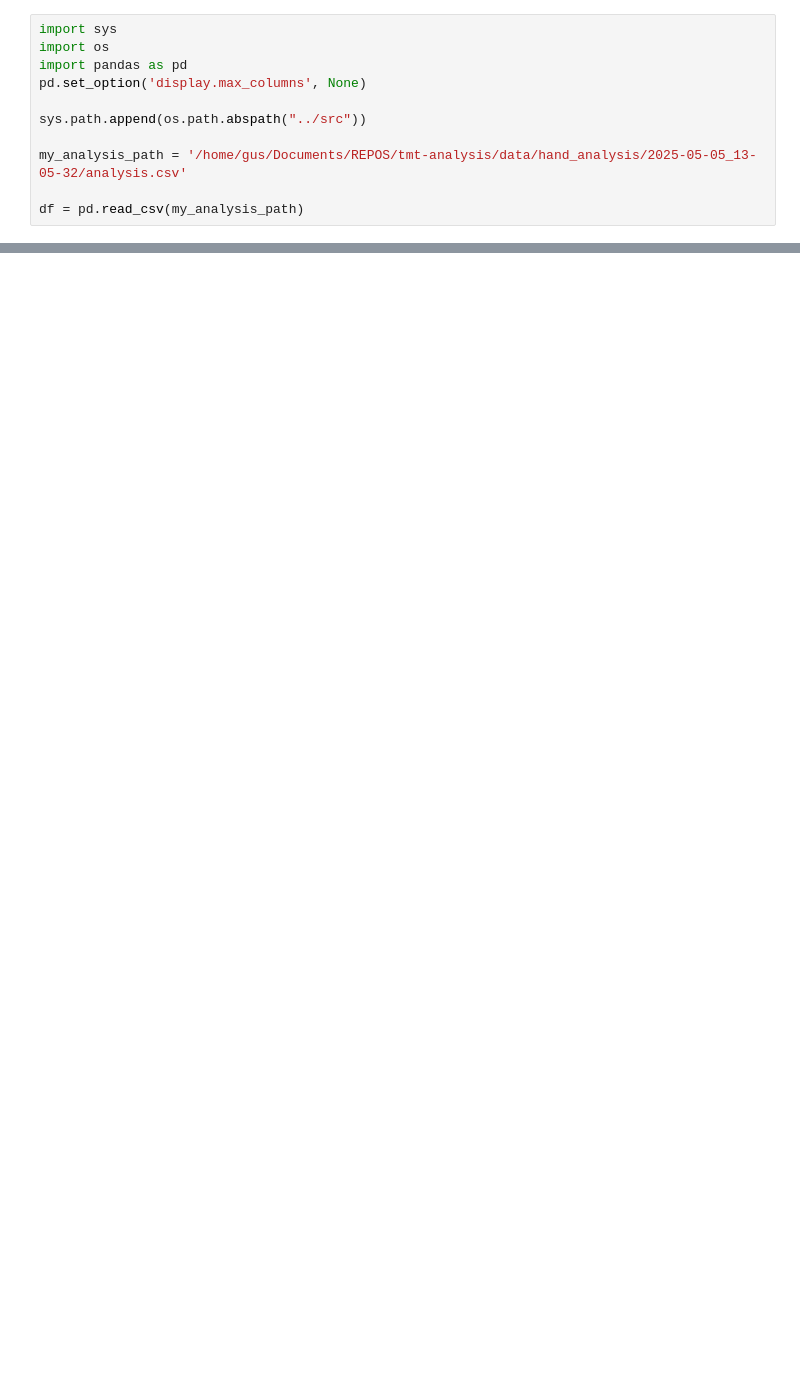
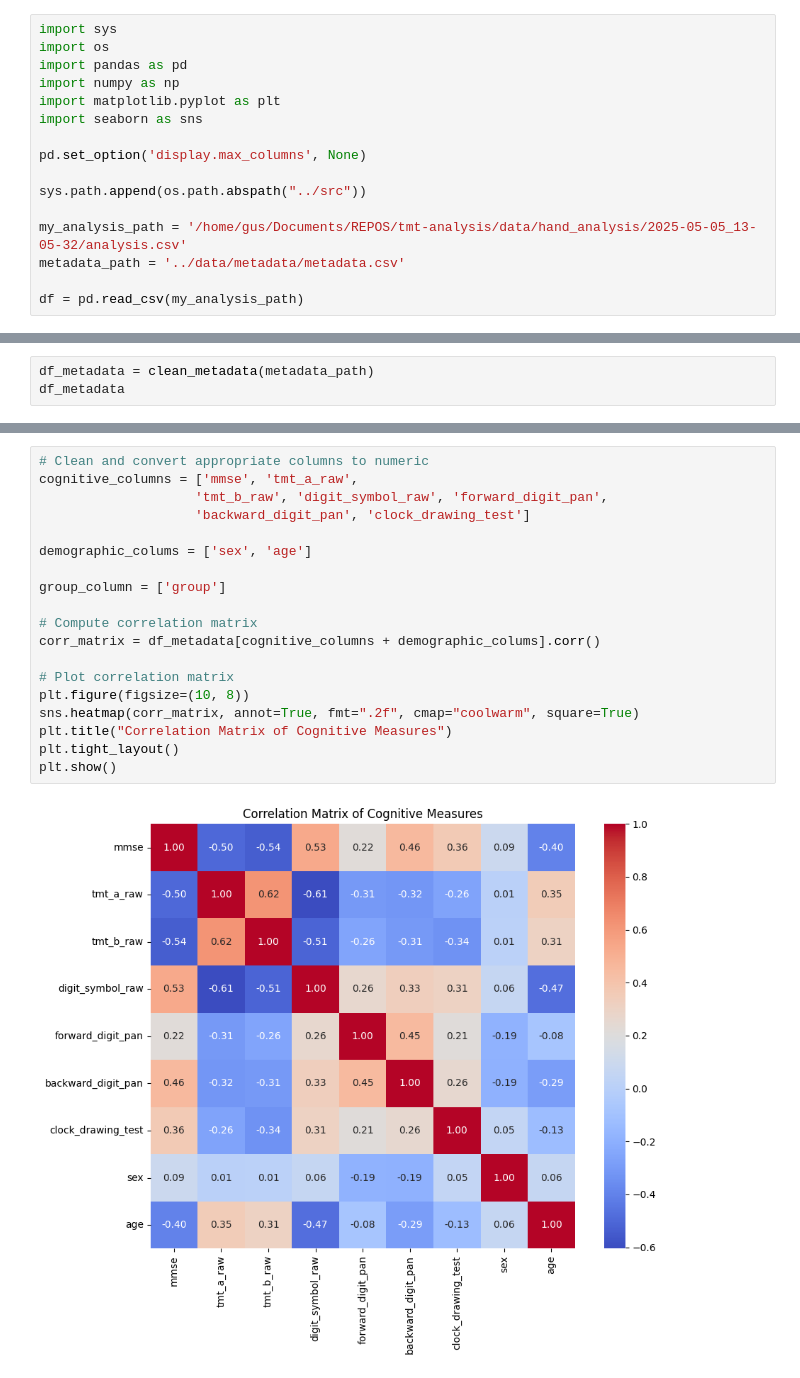
Before and after one commit to gianluca-capelo/tmt-analysis, a Jupyter notebook: notebooks/modelling.ipynb, the cells around one changed output, grey strips where cells are left out. Drawn from its saved outputs; the diff is of its cells as text; blank space fills up the shorter version.

```diff
--- a/notebooks/modelling.ipynb
+++ b/notebooks/modelling.ipynb
@@ -2,10 +2,15 @@
 import sys
 import os
 import pandas as pd
+import numpy as np
+import matplotlib.pyplot as plt
+import seaborn as sns
+
 pd.set_option('display.max_columns', None)
 
 sys.path.append(os.path.abspath("../src"))
 
 my_analysis_path = '/home/gus/Documents/REPOS/tmt-analysis/data/hand_analysis/2025-05-05_13-05-32/analysis.csv'
+metadata_path = '../data/metadata/metadata.csv'
 
 df = pd.read_csv(my_analysis_path)
@@ -65,0 +76,3 @@ df_subject_level
+# %%
+df_metadata = clean_metadata(metadata_path)
+df_metadata
@@ -65,0 +102,21 @@ df_subject_level
+# %%
+# Clean and convert appropriate columns to numeric
+cognitive_columns = ['mmse', 'tmt_a_raw',
+                    'tmt_b_raw', 'digit_symbol_raw', 'forward_digit_pan',
+                    'backward_digit_pan', 'clock_drawing_test']
+
+demographic_colums = ['sex', 'age']
+
+group_column = ['group']
+
+# Compute correlation matrix
+corr_matrix = df_metadata[cognitive_columns + demographic_colums].corr()
+
+# Plot correlation matrix
+plt.figure(figsize=(10, 8))
+sns.heatmap(corr_matrix, annot=True, fmt=".2f", cmap="coolwarm", square=True)
+plt.title("Correlation Matrix of Cognitive Measures")
+plt.tight_layout()
+plt.show()
+# %% [output]
+[figure, added]
```
Also changed, not shown: parts of 15 cells of this notebook, 1 other file.
